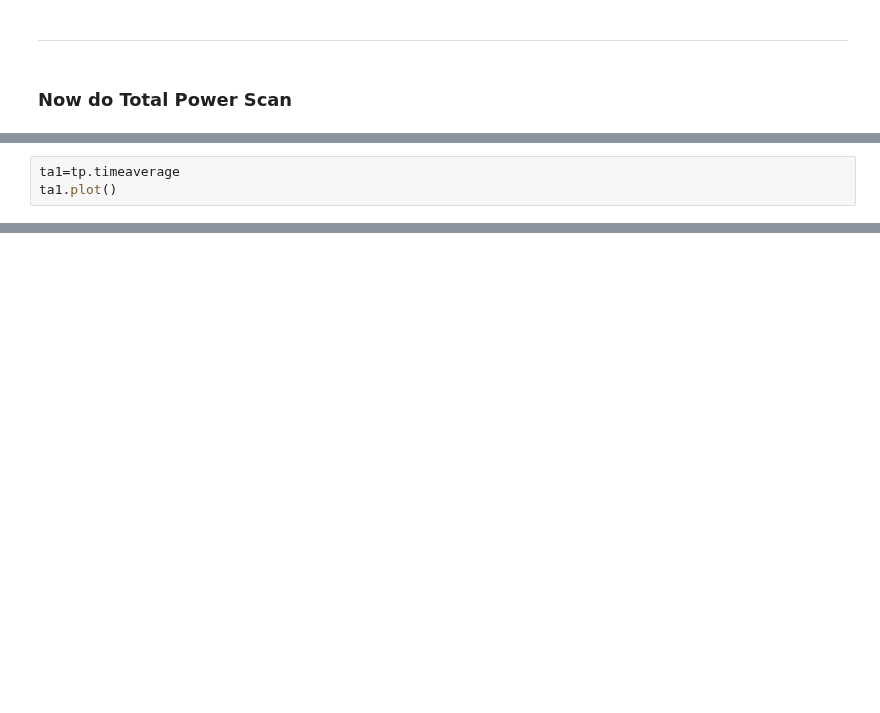
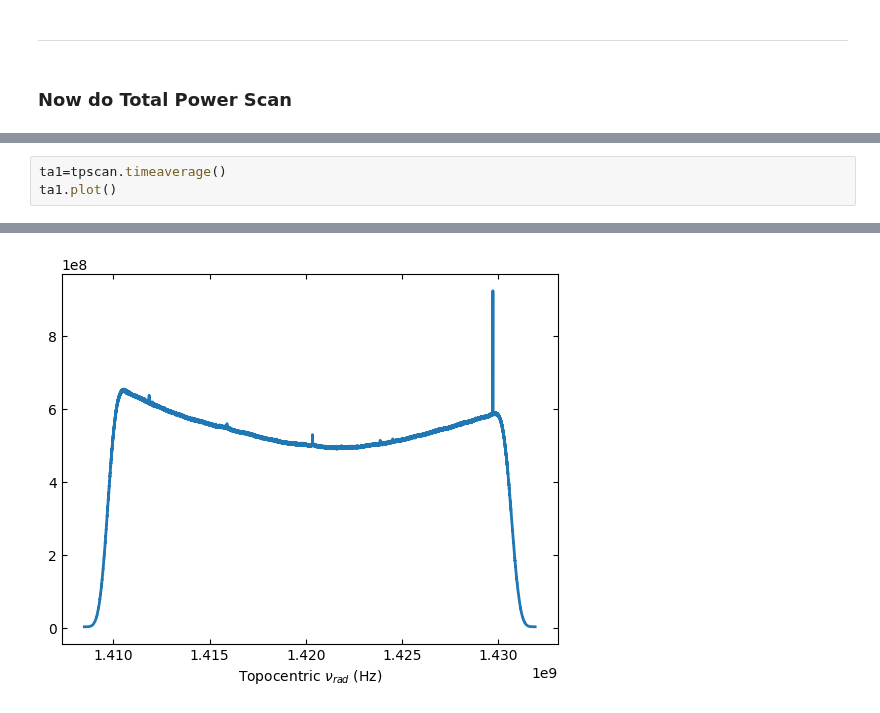
Before and after one commit to GreenBankObservatory/dysh, a Jupyter notebook: notebooks/developer/test_getps_selection.ipynb, the cells around one changed output, grey strips where cells are left out. Drawn from its saved outputs; the diff is of its cells as text; blank space fills up the shorter version.

```diff
--- a/notebooks/developer/test_getps_selection.ipynb
+++ b/notebooks/developer/test_getps_selection.ipynb
@@ -128,3 +127,4 @@ ScanBlock([<dysh.spectra.scan.TPScan at 0x...>])
 # %%
-ta1=tp.timeaverage
+ta1=tpscan.timeaverage()
 ta1.plot()
+# %% [output]
@@ -131,3 +133,4 @@ ta1.plot()
+[figure, added]
 # %%
 sdf.select(scan=156,ifnum=0,plnum=0)
 tpscan2= sdf.gettp(cal=False,sig=True)
```
Also changed, not shown: parts of 5 cells of this notebook.
